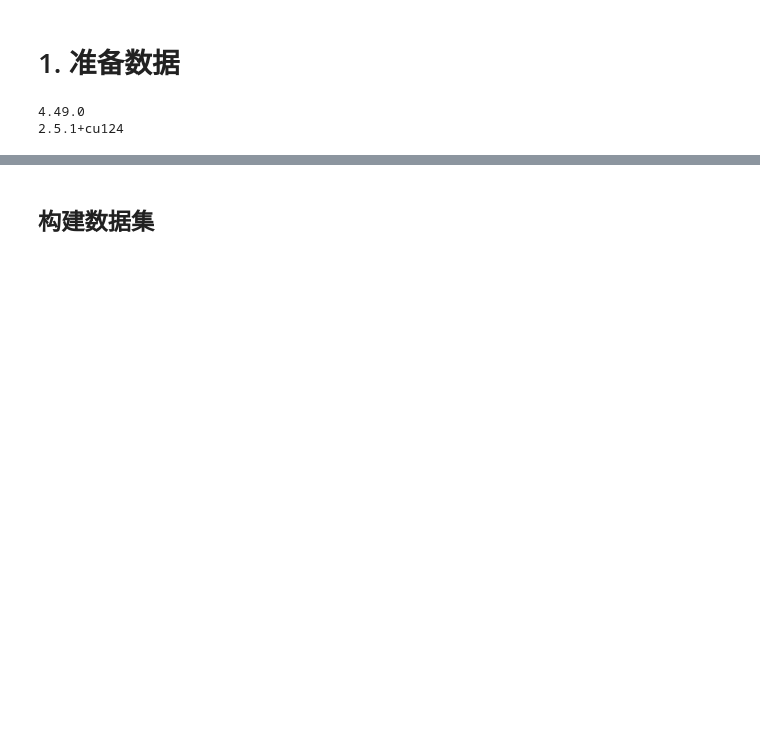
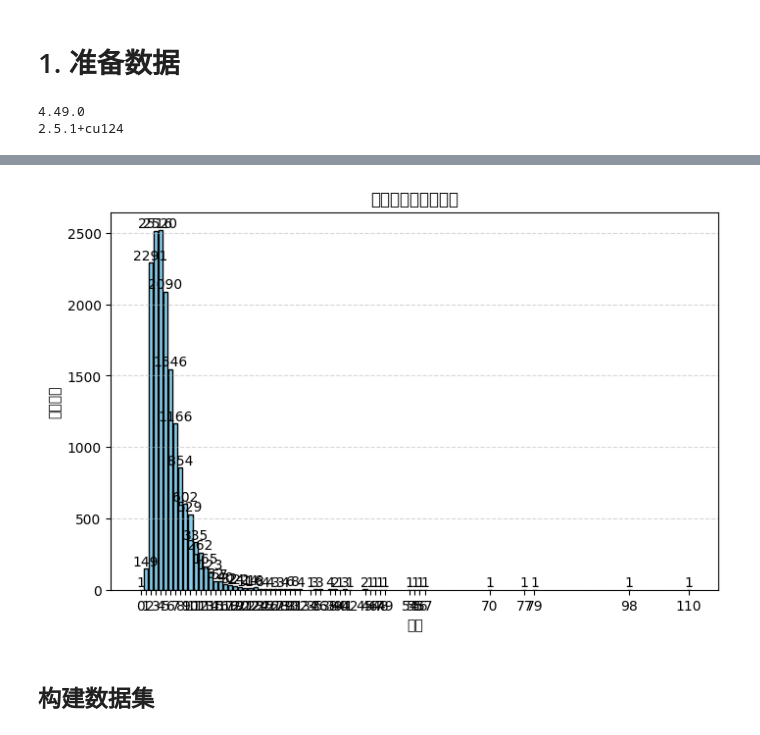
Before and after one commit to adnil8130/T5LittleGenQA, a Jupyter notebook: T5生成式问答.ipynb, the cells around one changed output, grey strips where cells are left out. Saved outputs shown, nothing was run; the diff lists cells and outputs as text; code cells hidden in the pictures; blank space fills up the shorter version.

```diff
--- a/T5生成式问答.ipynb
+++ b/T5生成式问答.ipynb
@@ -80,3 +160,7 @@ print("最长answer", max_answer_len, answer)
+# %%
+plt_hist(answer_len)
+# %% [output]
+[figure, added]
 # %% [markdown]
 ## 构建数据集
 # %%
```
Also changed, not shown: parts of 15 cells of this notebook, 1 other file.
